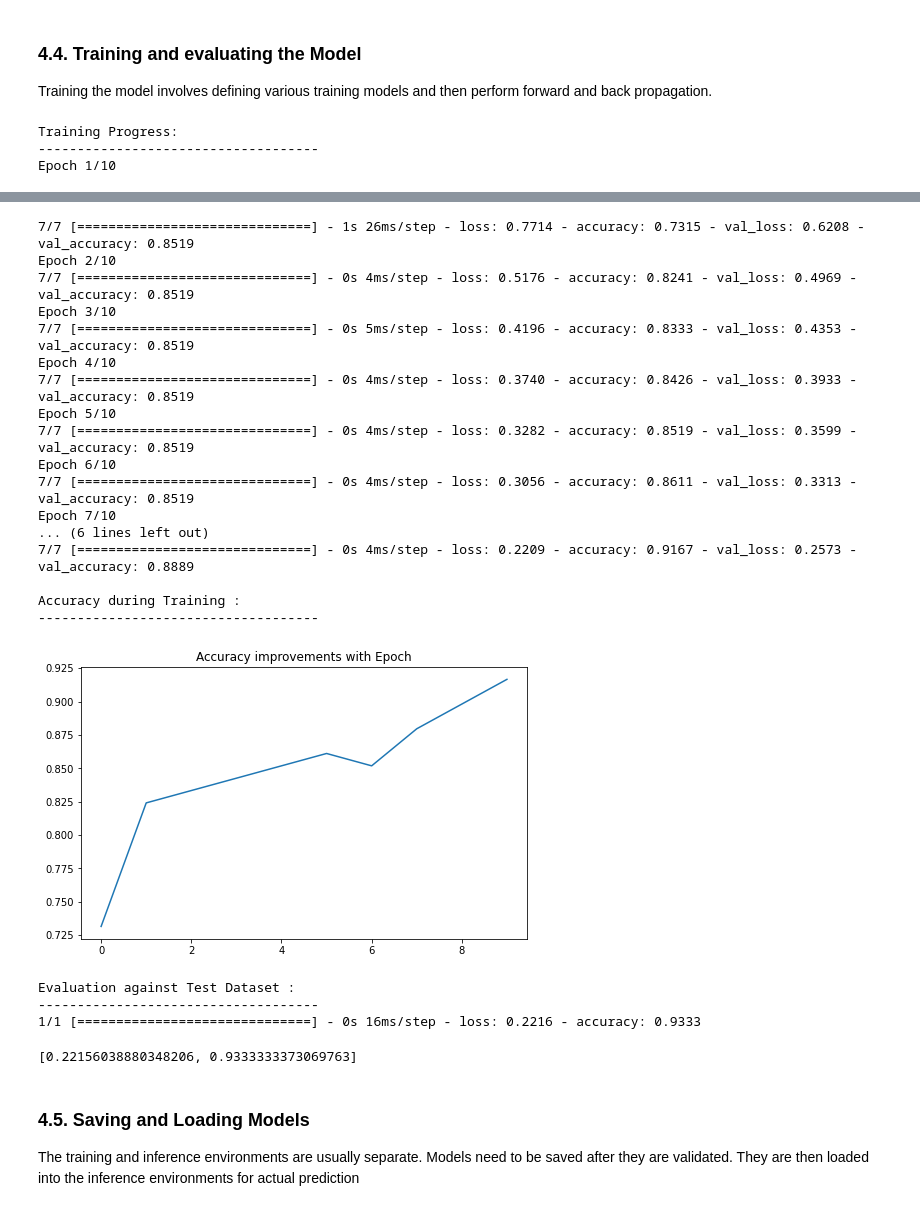
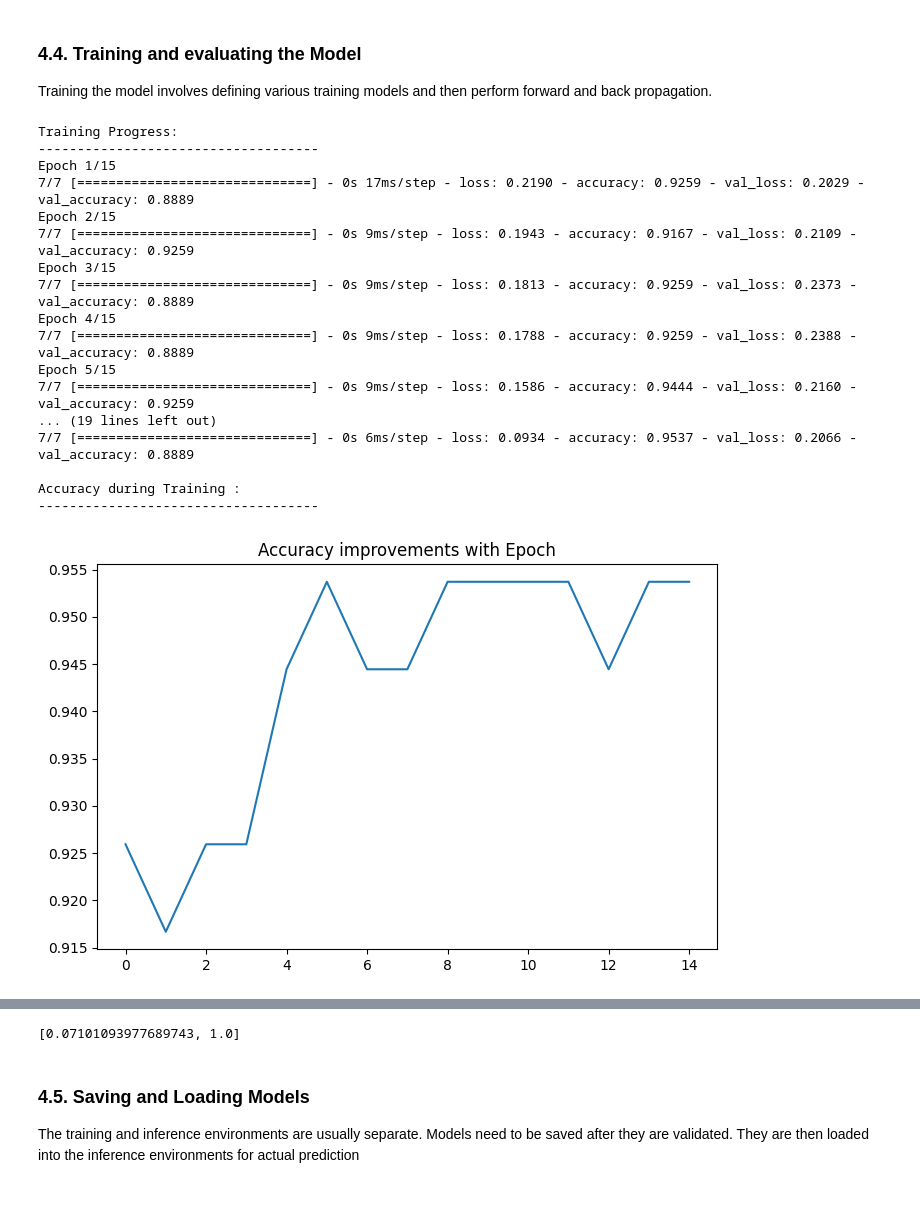
Before and after one commit to kilos11/AJAY_R_Datasets_For_Work, a Jupyter notebook: code_04_XX_Iris_Deep_Learning_Classification_Example.ipynb, the cells around one changed output, grey strips where cells are left out. Saved outputs shown, nothing was run; the diff lists cells and outputs as text; code cells hidden in the pictures.

```diff
--- a/code_04_XX_Iris_Deep_Learning_Classification_Example.ipynb
+++ b/code_04_XX_Iris_Deep_Learning_Classification_Example.ipynb
@@ -51,7 +56,7 @@ from sklearn.model_selection import train_test_split
 from sklearn.preprocessing import StandardScaler
 
 #Load Data and review content
-iris_data = pd.read_csv("C:\Users\02037513\Downloads\AI & Machine Leaning\Ex_Files_Deep_Learning_Getting_Started\Ex_Files_Deep_Learning_Getting_Started\Exercise Files\iris.csv")
+iris_data = pd.read_csv("/content/drive/MyDrive/IRIS/iris.csv")
 
 print("\nLoaded Data :\n------------------------------------")
 print(iris_data.head())
@@ -169,36 +189,51 @@ VERBOSE=1
 #Set Batch size
 BATCH_SIZE=16
 #Set number of epochs
-EPOCHS=10
+EPOCHS=15
 #Set validation split. 20% of the training data will be used for validation
 #after each epoch
 VALIDATION_SPLIT=0.2
 
 print("\nTraining Progress:\n------------------------------------")
 
 #Fit the model. This will perform the entire training cycle, including
 #forward propagation, loss computation, backward propagation and gradient descent.
 #Execute for the specified batch sizes and epoch
 #Perform validation after each epoch
 history=model.fit(X_train,
           Y_train,
           batch_size=BATCH_SIZE,
           epochs=EPOCHS,
           verbose=VERBOSE,
           validation_split=VALIDATION_SPLIT)
 
 print("\nAccuracy during Training :\n------------------------------------")
 import matplotlib.pyplot as plt
 
 #Plot accuracy of the model after each epoch.
 pd.DataFrame(history.history)["accuracy"].plot(figsize=(8, 5))
 plt.title("Accuracy improvements with Epoch")
 plt.show()
 
 #Evaluate the model against the test dataset and print results
 print("\nEvaluation against Test Dataset :\n------------------------------------")
 model.evaluate(X_test,Y_test)
 # %% [output]
 Training Progress:
 ------------------------------------
-Epoch 1/10
+Epoch 1/15
+7/7 [==============================] - 0s 17ms/step - loss: 0.2190 - accuracy: 0.9259 - val_loss: 0.2029 - val_accuracy: 0.8889
+Epoch 2/15
+7/7 [==============================] - 0s 9ms/step - loss: 0.1943 - accuracy: 0.9167 - val_loss: 0.2109 - val_accuracy: 0.9259
+Epoch 3/15
+7/7 [==============================] - 0s 9ms/step - loss: 0.1813 - accuracy: 0.9259 - val_loss: 0.2373 - val_accuracy: 0.8889
+Epoch 4/15
+7/7 [==============================] - 0s 9ms/step - loss: 0.1788 - accuracy: 0.9259 - val_loss: 0.2388 - val_accuracy: 0.8889
+Epoch 5/15
+7/7 [==============================] - 0s 9ms/step - loss: 0.1586 - accuracy: 0.9444 - val_loss: 0.2160 - val_accuracy: 0.9259
+... (19 lines left out)
+7/7 [==============================] - 0s 6ms/step - loss: 0.0934 - accuracy: 0.9537 - val_loss: 0.2066 - val_accuracy: 0.8889
+
+Accuracy during Training :
+------------------------------------
+[figure, new version]
@@ -206,25 +243,4 @@ Epoch 1/10
-7/7 [==============================] - 1s 26ms/step - loss: 0.7714 - accuracy: 0.7315 - val_loss: 0.6208 - val_accuracy: 0.8519
-Epoch 2/10
-7/7 [==============================] - 0s 4ms/step - loss: 0.5176 - accuracy: 0.8241 - val_loss: 0.4969 - val_accuracy: 0.8519
-Epoch 3/10
-7/7 [==============================] - 0s 5ms/step - loss: 0.4196 - accuracy: 0.8333 - val_loss: 0.4353 - val_accuracy: 0.8519
-Epoch 4/10
-7/7 [==============================] - 0s 4ms/step - loss: 0.3740 - accuracy: 0.8426 - val_loss: 0.3933 - val_accuracy: 0.8519
-Epoch 5/10
-7/7 [==============================] - 0s 4ms/step - loss: 0.3282 - accuracy: 0.8519 - val_loss: 0.3599 - val_accuracy: 0.8519
-Epoch 6/10
-7/7 [==============================] - 0s 4ms/step - loss: 0.3056 - accuracy: 0.8611 - val_loss: 0.3313 - val_accuracy: 0.8519
-Epoch 7/10
-... (6 lines left out)
-7/7 [==============================] - 0s 4ms/step - loss: 0.2209 - accuracy: 0.9167 - val_loss: 0.2573 - val_accuracy: 0.8889
-
-Accuracy during Training :
-------------------------------------
+[0.07101093977689743, 1.0]
-[figure, old version]
-Evaluation against Test Dataset :
-------------------------------------
-1/1 [==============================] - 0s 16ms/step - loss: 0.2216 - accuracy: 0.9333
-[0.22156038880348206, 0.9333333373069763]
 # %% [markdown]
 ### 4.5. Saving and Loading Models
 
```
Also changed, not shown: parts of 6 cells of this notebook.
